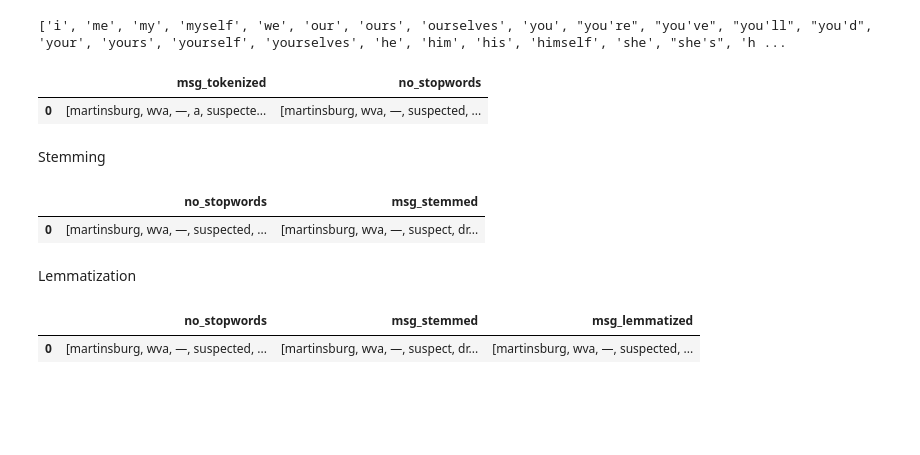
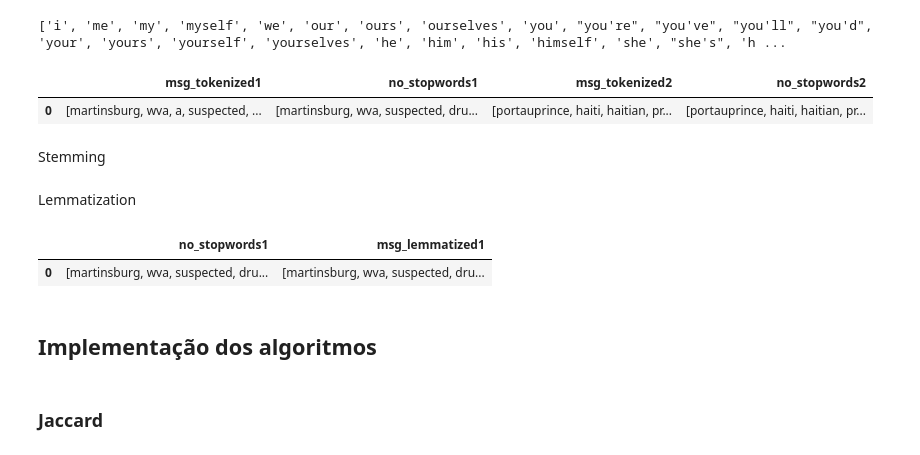
Before and after one commit to mariamaOlive/projeto2-nlp-sidi-residencia, a Jupyter notebook: preprocessing.ipynb, the cells around one changed output. Cells and saved outputs as stored; diff of their text form; code cells hidden in the pictures; blank space fills up the shorter version.

Commit message:
Pre processamento e testando jaccard

```diff
--- a/preprocessing.ipynb
+++ b/preprocessing.ipynb
@@ -103,6 +121,7 @@ dfText.head()
 # %% [markdown]
 Tokenization
 # %%
-dfText['msg_tokenized']= dfText['msg_lower'].apply(lambda x: nltk.word_tokenize(x))
-dfText.head()
+dfText['msg_tokenized1']= dfText['msg_lower1'].apply(lambda x: nltk.word_tokenize(x))
+dfText['msg_tokenized2']= dfText['msg_lower2'].apply(lambda x: nltk.word_tokenize(x))
+dfText.head(1)
 # %% [output]
@@ -113,6 +134,7 @@ Stopwords filtering
 # %%
 from nltk.corpus import stopwords
 stop_words = stopwords.words('english')
+stop_words.append('’')
 print(stop_words)
 # %% [output]
 ['i', 'me', 'my', 'myself', 'we', 'our', 'ours', 'ourselves', 'you', "you're", "you've", "you'll", "you'd", 'your', 'yours', 'yourself', 'yourselves', 'he', 'him', 'his', 'himself', 'she', "she's", 'h ...
@@ -121,40 +143,44 @@ def removeStopwords(listWords):
     filteredWords = [word for word in listWords if word not in stop_words]
     return filteredWords
 
-dfText['no_stopwords']= dfText['msg_tokenized'].apply(lambda x: removeStopwords(x))
-dfText[['msg_tokenized', 'no_stopwords']]
+dfText['no_stopwords1']= dfText['msg_tokenized1'].apply(lambda x: removeStopwords(x))
+dfText['no_stopwords2']= dfText['msg_tokenized2'].apply(lambda x: removeStopwords(x))
+dfText[['msg_tokenized1', 'no_stopwords1', 'msg_tokenized2', 'no_stopwords2']].head(1)
 # %% [output]
-|  | msg_tokenized | no_stopwords |
-| 0 | [martinsburg, wva, —, a, suspecte... | [martinsburg, wva, —, suspected, ... |
+|  | msg_tokenized1 | no_stopwords1 | msg_tokenized2 | no_stopwords2 |
+| 0 | [martinsburg, wva, a, suspected, ... | [martinsburg, wva, suspected, dru... | [portauprince, haiti, haitian, pr... | [portauprince, haiti, haitian, pr... |
 # %% [markdown]
 Stemming
 # %%
-from nltk.stem.porter import PorterStemmer
-porter = PorterStemmer()
+#from nltk.stem.porter import PorterStemmer
+#porter = PorterStemmer()
 
-def stemming(listWords):
-    stemText = [porter.stem(word) for word in listWords]
-    return stemText
+#def stemming(listWords):
+#    stemText = [porter.stem(word) for word in listWords]
+#    return stemText
 
-dfText['msg_stemmed']= dfText['no_stopwords'].apply(lambda x: stemming(x))
-dfText[['no_stopwords', 'msg_stemmed']]
+#dfText['msg_stemmed1']= dfText['no_stopwords1'].apply(lambda x: stemming(x))
+#dfText['msg_stemmed2']= dfText['no_stopwords2'].apply(lambda x: stemming(x))
+#dfText[['no_stopwords1', 'msg_stemmed1', 'no_stopwords2', 'msg_stemmed2']].head(1)
-# %% [output]
-|  | no_stopwords | msg_stemmed |
-| 0 | [martinsburg, wva, —, suspected, ... | [martinsburg, wva, —, suspect, dr... |
 # %% [markdown]
 Lemmatization
 # %%
 from nltk.stem import WordNetLemmatizer
 #defining the object for Lemmatization
 wordnet_lemmatizer = WordNetLemmatizer()
 
 #defining the function for lemmatization
 def lemmatizer(listWords):
     lemmText = [wordnet_lemmatizer.lemmatize(word) for word in listWords]
     return lemmText
 
-dfText['msg_lemmatized']= dfText['no_stopwords'].apply(lambda x: lemmatizer(x))
-dfText[['no_stopwords', 'msg_stemmed', 'msg_lemmatized']]
+dfText['msg_lemmatized1']= dfText['no_stopwords1'].apply(lambda x: lemmatizer(x))
+dfText['msg_lemmatized2']= dfText['no_stopwords2'].apply(lambda x: lemmatizer(x))
+dfText[['no_stopwords1', 'msg_lemmatized1']].head(1)
 # %% [output]
-|  | no_stopwords | msg_stemmed | msg_lemmatized |
-| 0 | [martinsburg, wva, —, suspected, ... | [martinsburg, wva, —, suspect, dr... | [martinsburg, wva, —, suspected, ... |
+|  | no_stopwords1 | msg_lemmatized1 |
+| 0 | [martinsburg, wva, suspected, dru... | [martinsburg, wva, suspected, dru... |
+# %% [markdown]
+## Implementação dos algoritmos
+# %% [markdown]
+### Jaccard
```
Also changed, not shown: parts of 14 cells of this notebook.
